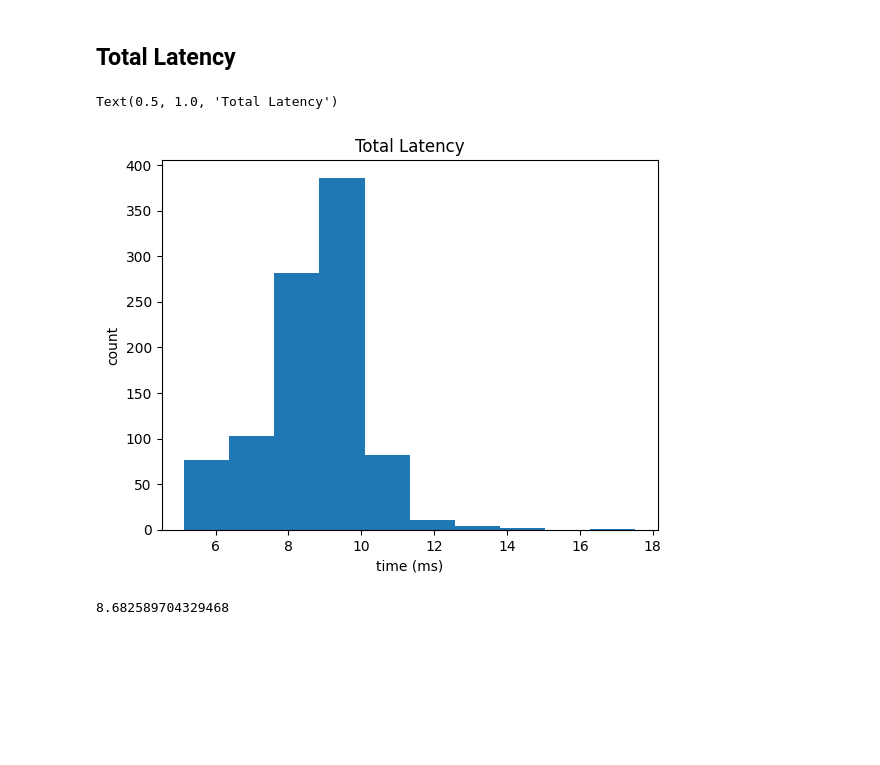
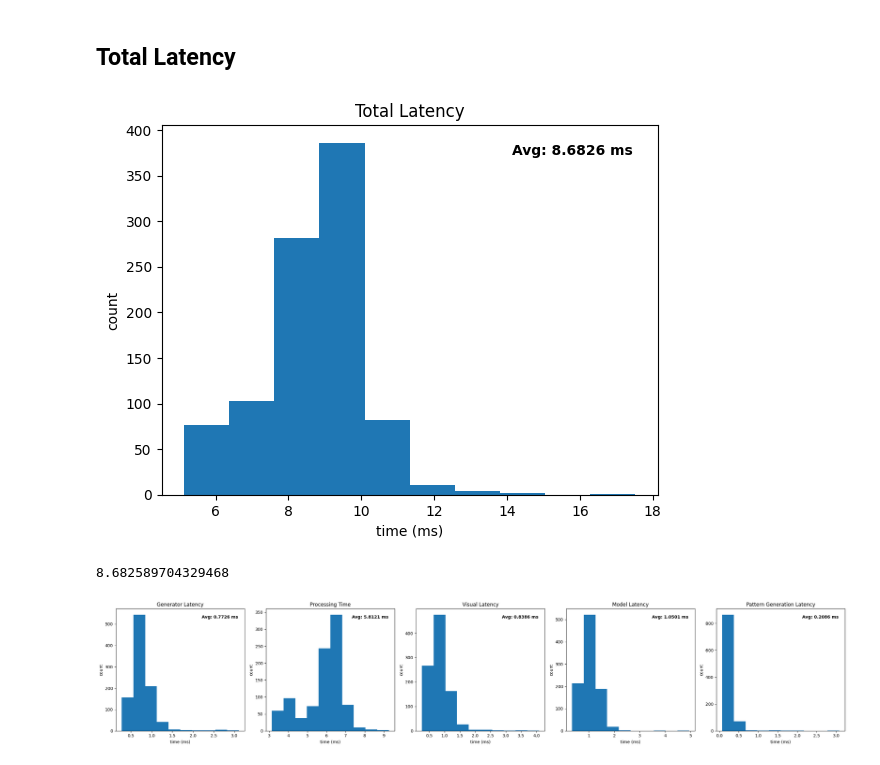
Before and after one commit to hantman-lab/realSpike, a Jupyter notebook: notebooks/latency.ipynb, the cells around one changed output. Saved outputs shown, nothing was run; the diff lists cells and outputs as text; code cells hidden in the pictures; blank space fills up the shorter version.

```diff
--- a/notebooks/latency.ipynb
+++ b/notebooks/latency.ipynb
@@ -132,12 +116,44 @@ total_latency = [x + y + z + a + b for x, y, z, a, b in zip(gen_y, proc_y, viz_y
 # %%
 plt.hist(total_latency)
 plt.ylabel("count")
 plt.xlabel("time (ms)")
 plt.title("Total Latency")
+
+avg_latency = round(sum(total_latency) / len(total_latency), 4)
+ax = plt.gca()
+plt.text(0.95, 0.95, f'Avg: {avg_latency} ms',
+         transform=ax.transAxes,
+         ha='right', va='top',
+         fontsize=10, fontweight='bold')
+
+plt.show()
 # %% [output]
-Text(0.5, 1.0, 'Total Latency')
-[figure, old version]
+[figure, new version]
 # %%
 sum(total_latency) / len(total_latency)
 # %% [output]
 8.682589704329468
+# %%
+# Create a row of 5 subplots
+fig, axes = plt.subplots(1, 5, figsize=(25, 5))  # 1 row, 5 columns
+
+titles = ["Generator Latency", "Processing Time", "Visual Latency", "Model Latency", "Pattern Generation Latency"]
+
+ys = [gen_y, proc_y, viz_y, model_y, pattern_y]
+
+for i in range(5):
+    axes[i].hist(ys[i])
+    axes[i].set_xlabel("time (ms)")
+    axes[i].set_ylabel("count")
+    axes[i].set_title(titles[i])
+
+    axes[i].text(0.95, 0.95, f'Avg: {round(sum(ys[i]) / len(ys[i]), 4)} ms',
+             transform=axes[i].transAxes,
+             ha='right', va='top',
+             fontsize=10, fontweight='bold')
+
+# Adjust layout
+plt.tight_layout()
+plt.show()
+# %% [output]
+[figure, added]
```
Also changed, not shown: parts of 1 cell of this notebook, 1 other file.
